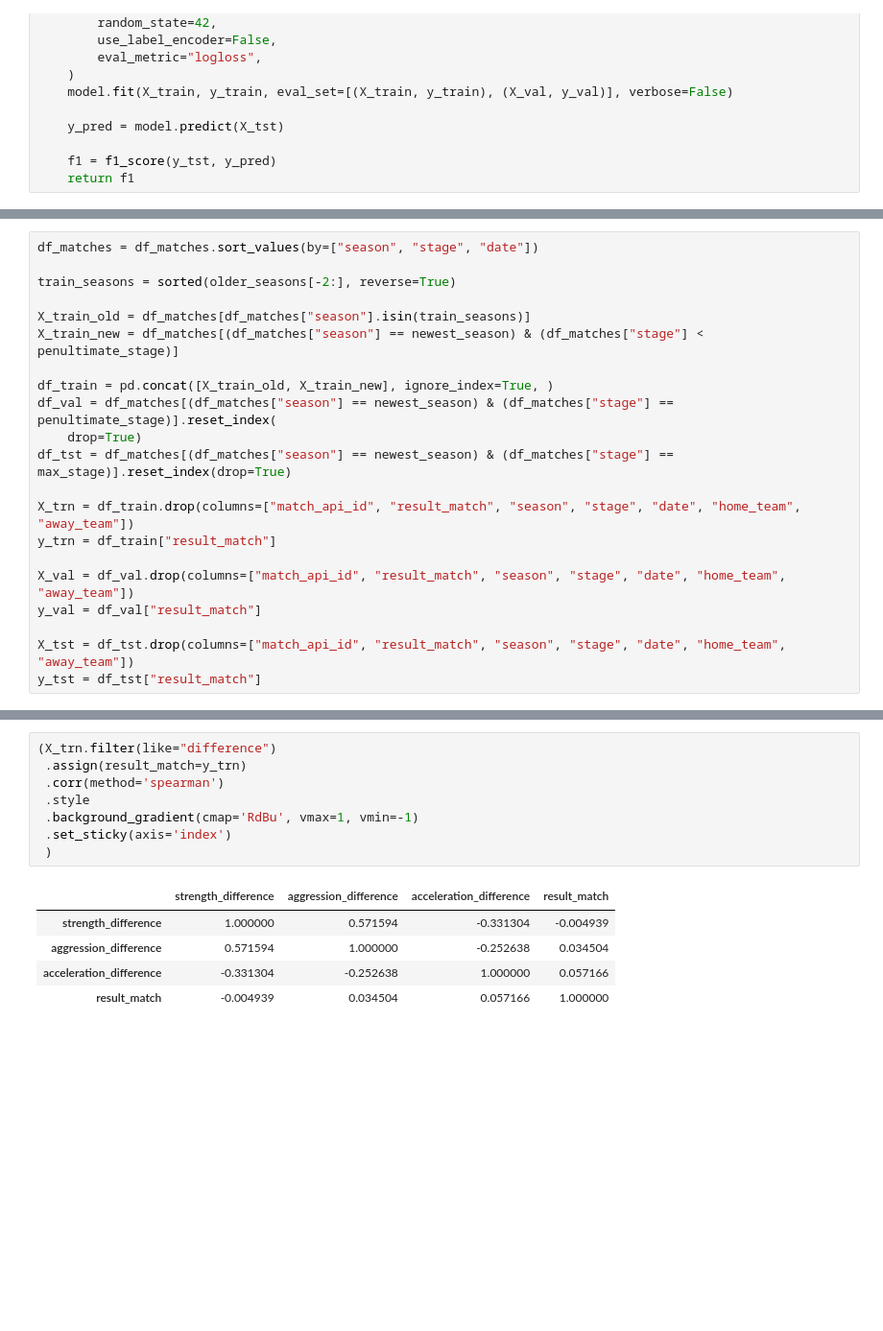
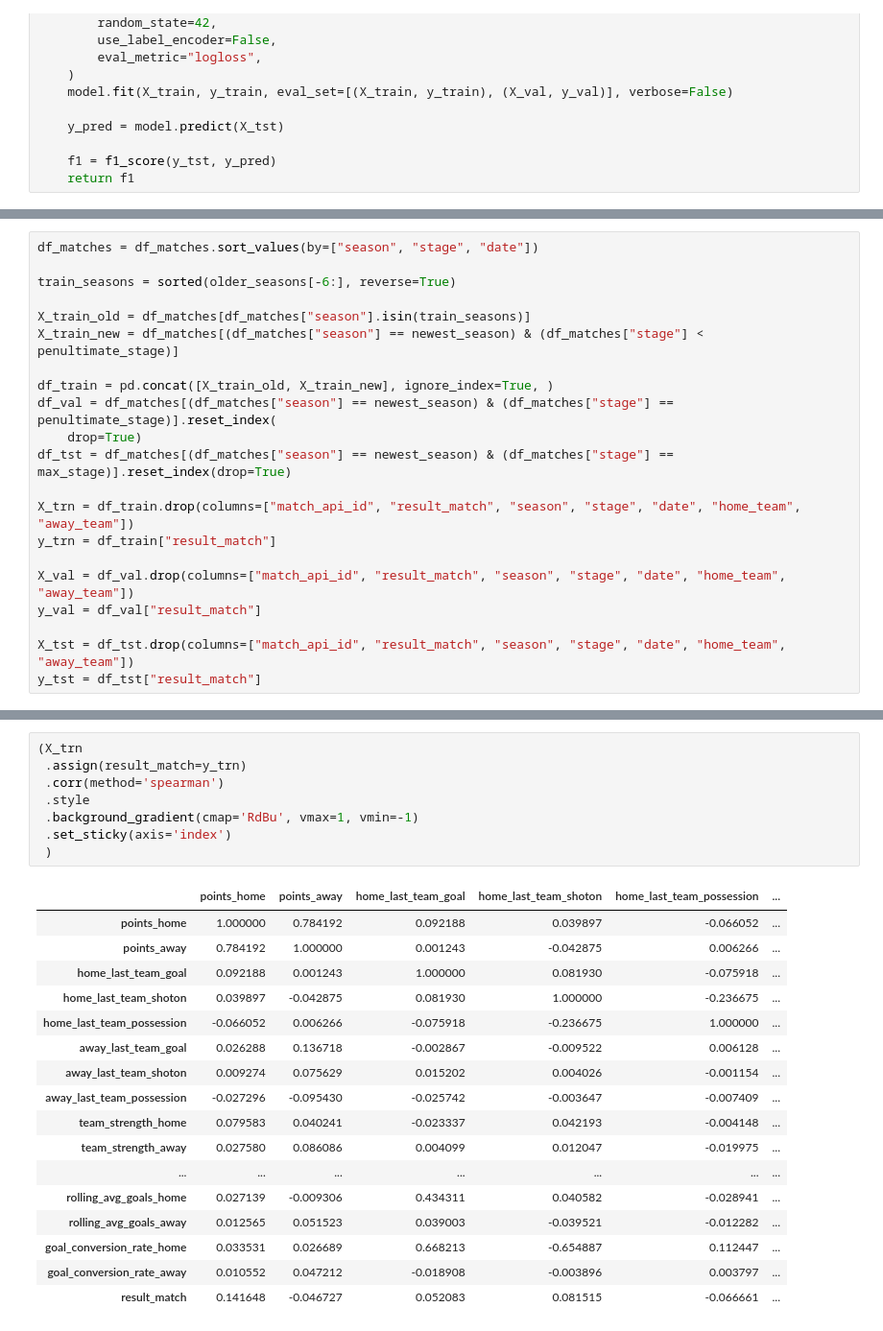
Before and after one commit to kamil0920/football_result_prediction-v2, a Jupyter notebook: src/eda.ipynb, the cells around one changed output, grey strips where cells are left out. Shown: that part at 96% size. Cells and saved outputs as stored; diff of their text form; blank space fills up the shorter version.

```diff
--- a/src/eda.ipynb
+++ b/src/eda.ipynb
@@ -83,7 +83,7 @@ plt.show()
 # %%
 df_matches = df_matches.sort_values(by=["season", "stage", "date"])
 
-train_seasons = sorted(older_seasons[-2:], reverse=True)
+train_seasons = sorted(older_seasons[-6:], reverse=True)
 
 X_train_old = df_matches[df_matches["season"].isin(train_seasons)]
 X_train_new = df_matches[(df_matches["season"] == newest_season) & (df_matches["stage"] < penultimate_stage)]
@@ -120,15 +120,27 @@ X_trn.filter(like="difference")
 # %%
-(X_trn.filter(like="difference")
+(X_trn
  .assign(result_match=y_trn)
  .corr(method='spearman')
  .style
  .background_gradient(cmap='RdBu', vmax=1, vmin=-1)
  .set_sticky(axis='index')
  )
 # %% [output]
-|  | strength_difference | aggression_difference | acceleration_difference | result_match |
-| strength_difference | 1.000000 | 0.571594 | -0.331304 | -0.004939 |
-| aggression_difference | 0.571594 | 1.000000 | -0.252638 | 0.034504 |
-| acceleration_difference | -0.331304 | -0.252638 | 1.000000 | 0.057166 |
-| result_match | -0.004939 | 0.034504 | 0.057166 | 1.000000 |
+|  | points_home | points_away | home_last_team_goal | home_last_team_shoton | home_last_team_possession | ... |
+| points_home | 1.000000 | 0.784192 | 0.092188 | 0.039897 | -0.066052 | ... |
+| points_away | 0.784192 | 1.000000 | 0.001243 | -0.042875 | 0.006266 | ... |
+| home_last_team_goal | 0.092188 | 0.001243 | 1.000000 | 0.081930 | -0.075918 | ... |
+| home_last_team_shoton | 0.039897 | -0.042875 | 0.081930 | 1.000000 | -0.236675 | ... |
+| home_last_team_possession | -0.066052 | 0.006266 | -0.075918 | -0.236675 | 1.000000 | ... |
+| away_last_team_goal | 0.026288 | 0.136718 | -0.002867 | -0.009522 | 0.006128 | ... |
+| away_last_team_shoton | 0.009274 | 0.075629 | 0.015202 | 0.004026 | -0.001154 | ... |
+| away_last_team_possession | -0.027296 | -0.095430 | -0.025742 | -0.003647 | -0.007409 | ... |
+| team_strength_home | 0.079583 | 0.040241 | -0.023337 | 0.042193 | -0.004148 | ... |
+| team_strength_away | 0.027580 | 0.086086 | 0.004099 | 0.012047 | -0.019975 | ... |
+| ... | ... | ... | ... | ... | ... | ... |
+| rolling_avg_goals_home | 0.027139 | -0.009306 | 0.434311 | 0.040582 | -0.028941 | ... |
+| rolling_avg_goals_away | 0.012565 | 0.051523 | 0.039003 | -0.039521 | -0.012282 | ... |
+| goal_conversion_rate_home | 0.033531 | 0.026689 | 0.668213 | -0.654887 | 0.112447 | ... |
+| goal_conversion_rate_away | 0.010552 | 0.047212 | -0.018908 | -0.003896 | 0.003797 | ... |
+| result_match | 0.141648 | -0.046727 | 0.052083 | 0.081515 | -0.066661 | ... |
 # %%
```
Also changed, not shown: parts of 9 cells of this notebook, 1 other file.
